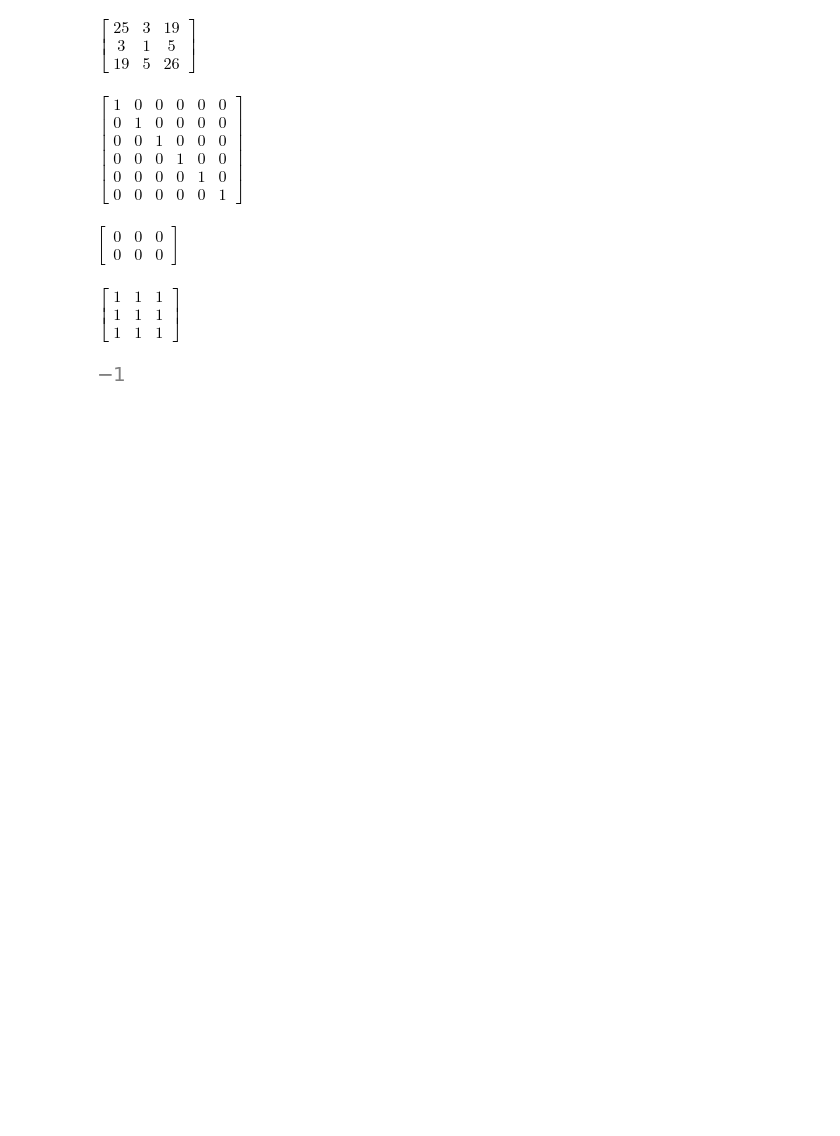
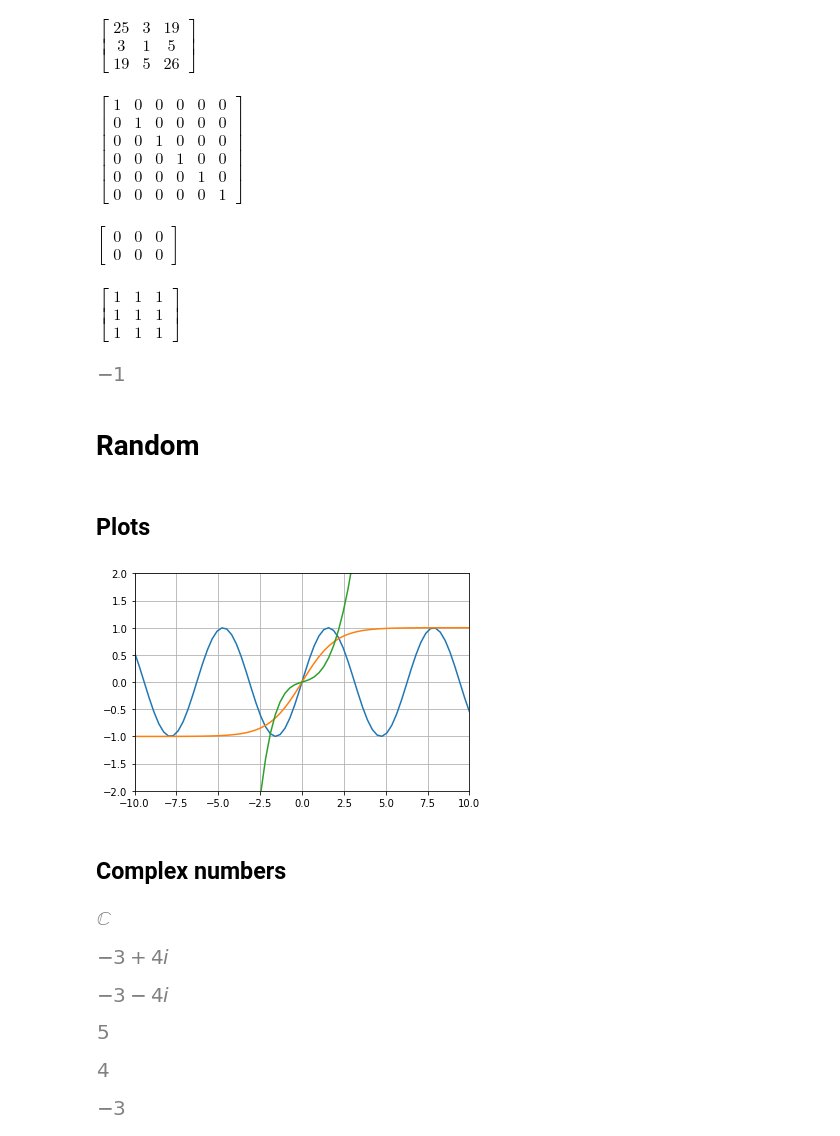
Before and after one commit to dsonyy/python-stuff, a Jupyter notebook: sympy/sympy.ipynb, the cells around one changed output. Saved outputs shown, nothing was run; the diff lists cells and outputs as text; code cells hidden in the pictures; blank space fills up the shorter version.

```diff
--- a/sympy/sympy.ipynb
+++ b/sympy/sympy.ipynb
@@ -381,3 +381,7 @@ N = Matrix([[1, 0, 1], [2, -1, 3], [4, 3, 2]])
 N.det()
 # %% [output]
 [figure]
+# %% [markdown]
+# Random
+# %% [markdown]
+## Plots
@@ -383,0 +391,38 @@ N.det()
+# %%
+t1 = np.linspace(-10,10,70)
+t2 = lambdify(x, sin(x), "numpy")(t1)
+t3 = lambdify(x, 2/(1+exp(-x))-1, "numpy")(t1)
+t4 = lambdify(x, (x**3+x)/(11+x), "numpy")(t1)
+plt.plot(t1, t2)
+plt.plot(t1, t3)
+plt.plot(t1, t4)
+plt.axis([-10,10,-2,2])
+plt.grid(True)
+# %% [output]
+[figure, added]
+# %% [markdown]
+## Complex numbers
+# %%
+S.Complexes
+# %% [output]
+[figure, added]
+# %%
+-3 + 4*I
+# %% [output]
+[figure, added]
+# %%
+conjugate(-3 + 4*I)
+# %% [output]
+[figure, added]
+# %%
+abs(-3 + 4*I)
+# %% [output]
+[figure, added]
+# %%
+im(-3 + 4*I)
+# %% [output]
+[figure, added]
+# %%
+re(-3 + 4*I)
+# %% [output]
+[figure, added]
```
Also changed, not shown: parts of 12 cells of this notebook.
